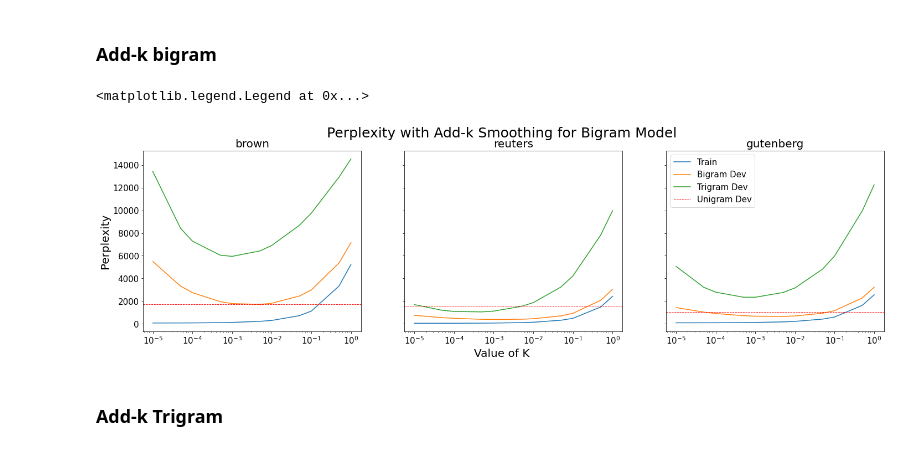
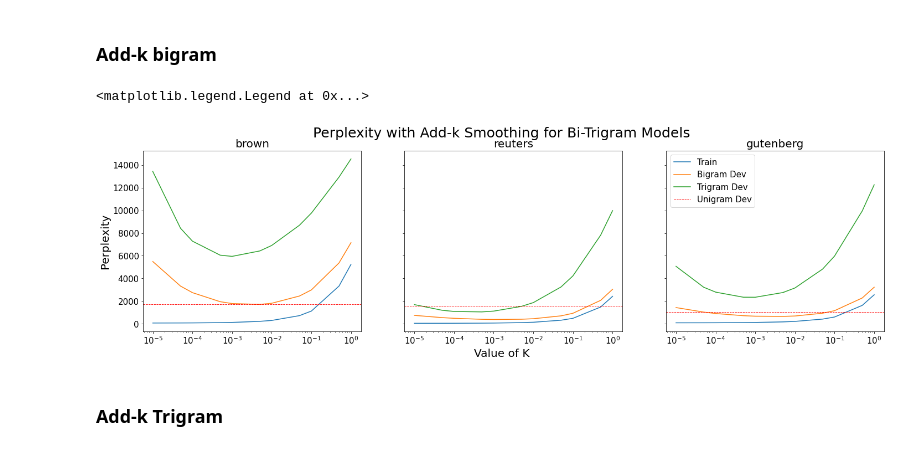
Before and after one commit to SamShowalter/CS272-NLP, a Jupyter notebook: hw2/hw2_experiments.ipynb, the cells around one changed output. Saved outputs shown, nothing was run; the diff lists cells and outputs as text; code cells hidden in the pictures.

Commit message:
finished plots

```diff
--- a/hw2/hw2_experiments.ipynb
+++ b/hw2/hw2_experiments.ipynb
@@ -69,30 +69,30 @@ dnames = ['brown','reuters','gutenberg']
 # %%
 fig,ax = plt.subplots(1,3, figsize = (24,6),sharex = True, sharey = True)
 
 for i,d in enumerate(dnames):
     bdev_perp = [addk2[d][2][i]['perplexity']['dev'] for i in ks]
     tdev_perp = [addk3[d][3][i]['perplexity']['dev'] for i in ks]
     train_perp = [addk2[d][2][i]['perplexity']['train'] for i in ks]
     unigram_train = addk2[d][1]['perplexity']['train']
     unigram_dev = addk2[d][1]['perplexity']['dev']
     if i == 0:
         ax[i].set_ylabel("Perplexity", fontsize = 20)
     ax[i].semilogx(ks, train_perp, label = "Train")
     ax[i].semilogx(ks, bdev_perp, label = "Bigram Dev")
     ax[i].semilogx(ks, tdev_perp, label = "Trigram Dev")
 #     ax[i].axhline(unigram_train, label = "Unigram train",linestyle = 'dashed',linewidth = 0.9
 #             , c = 'blue')
     ax[i].axhline(unigram_dev, label = "Unigram Dev",linestyle = 'dashed',linewidth = 0.9
             , c = 'red')
     ax[i].set_title(d, fontsize = 20)
 plt.tick_params(axis = 'both',labelsize = 15)
 
-plt.suptitle("Perplexity with Add-k Smoothing for Bigram Model",fontsize = 25)
+plt.suptitle("Perplexity with Add-k Smoothing for Bi-Trigram Models",fontsize = 25)
 fig.supxlabel("Value of K",fontsize = 20)
 plt.legend(fontsize = 15)
 # %% [output]
 <matplotlib.legend.Legend at 0x...>
-[figure, old version]
+[figure, new version]
 # %% [markdown]
 ### Add-k Trigram
 # %%
```
Also changed, not shown: parts of 10 cells of this notebook, 2 other files.
